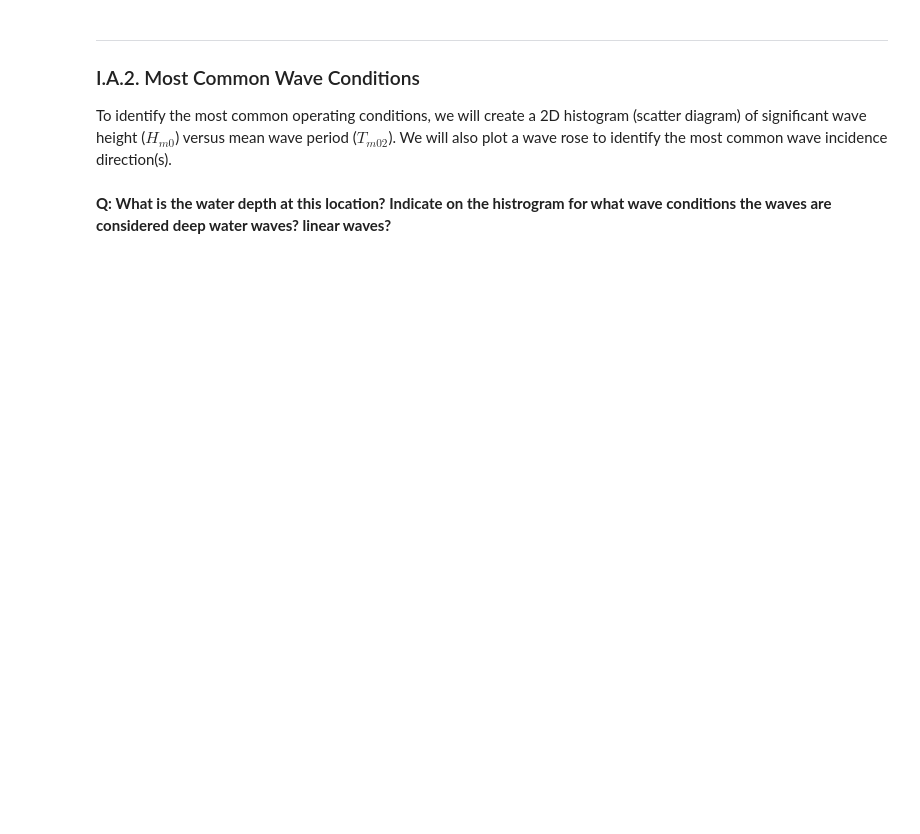
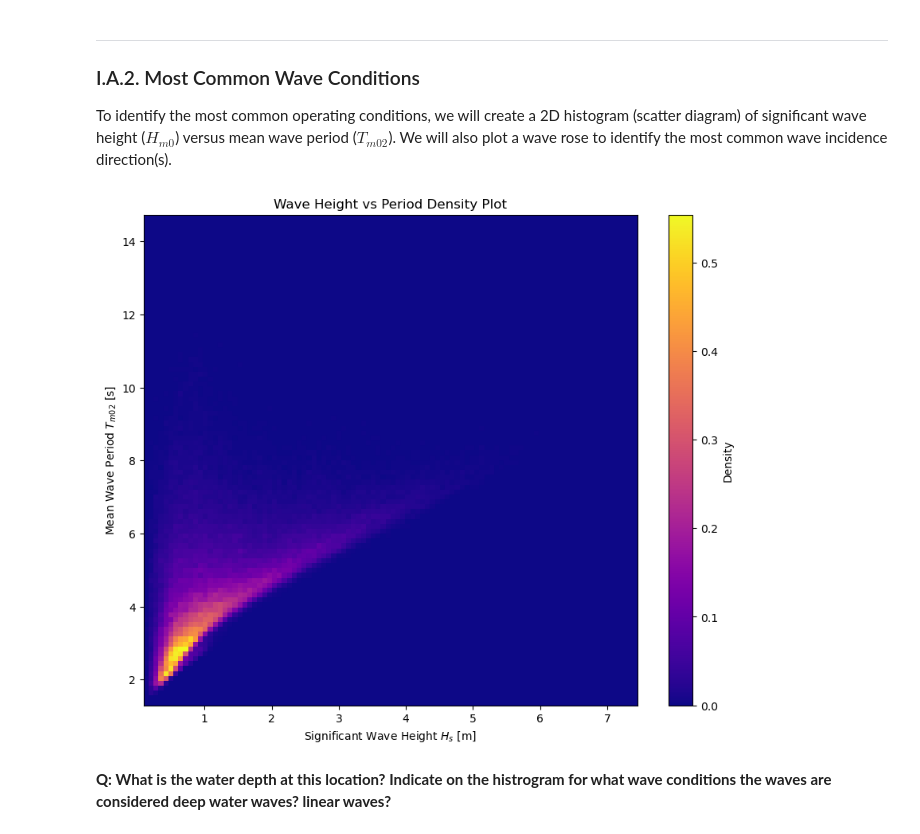
Before and after one commit to Lucaschikashy/sea-states_project_bretagne, a Jupyter notebook: index_project_EVA_1.ipynb, the cells around one changed output. Drawn from its saved outputs; the diff is of its cells as text; code cells hidden in the pictures; blank space fills up the shorter version.

```diff
--- a/index_project_EVA_1.ipynb
+++ b/index_project_EVA_1.ipynb
@@ -310,5 +403,17 @@ print("\nInterpretation rule-of-thumb: treat p<0.05 as evidence of a trend. Use
 ### I.A.2. Most Common Wave Conditions
 
 To identify the most common operating conditions, we will create a 2D histogram (scatter diagram) of significant wave height ($H_{m0}$) versus mean wave period ($T_{m02}$). We will also plot a wave rose to identify the most common wave incidence direction(s).
+# %%
+plt.figure(figsize=(10,8))
+plt.hist2d(data['hs'], data['t02'], bins=100, cmap='plasma', density=True)
+plt.colorbar(label='Density')
+plt.xlabel('Significant Wave Height $H_s$ [m]')
+plt.ylabel('Mean Wave Period $T_{m02}$ [s]')
+plt.title('Wave Height vs Period Density Plot')
+plt.savefig('graphs/wave_height_period_density.png')
+plt.show()
+plt.close()
+# %% [output]
+[figure, added]
 # %% [markdown]
 **Q: What is the water depth at this location? Indicate on the histrogram for what wave conditions the waves are considered deep water waves? linear waves?**
```
Also changed, not shown: parts of 12 cells of this notebook.
